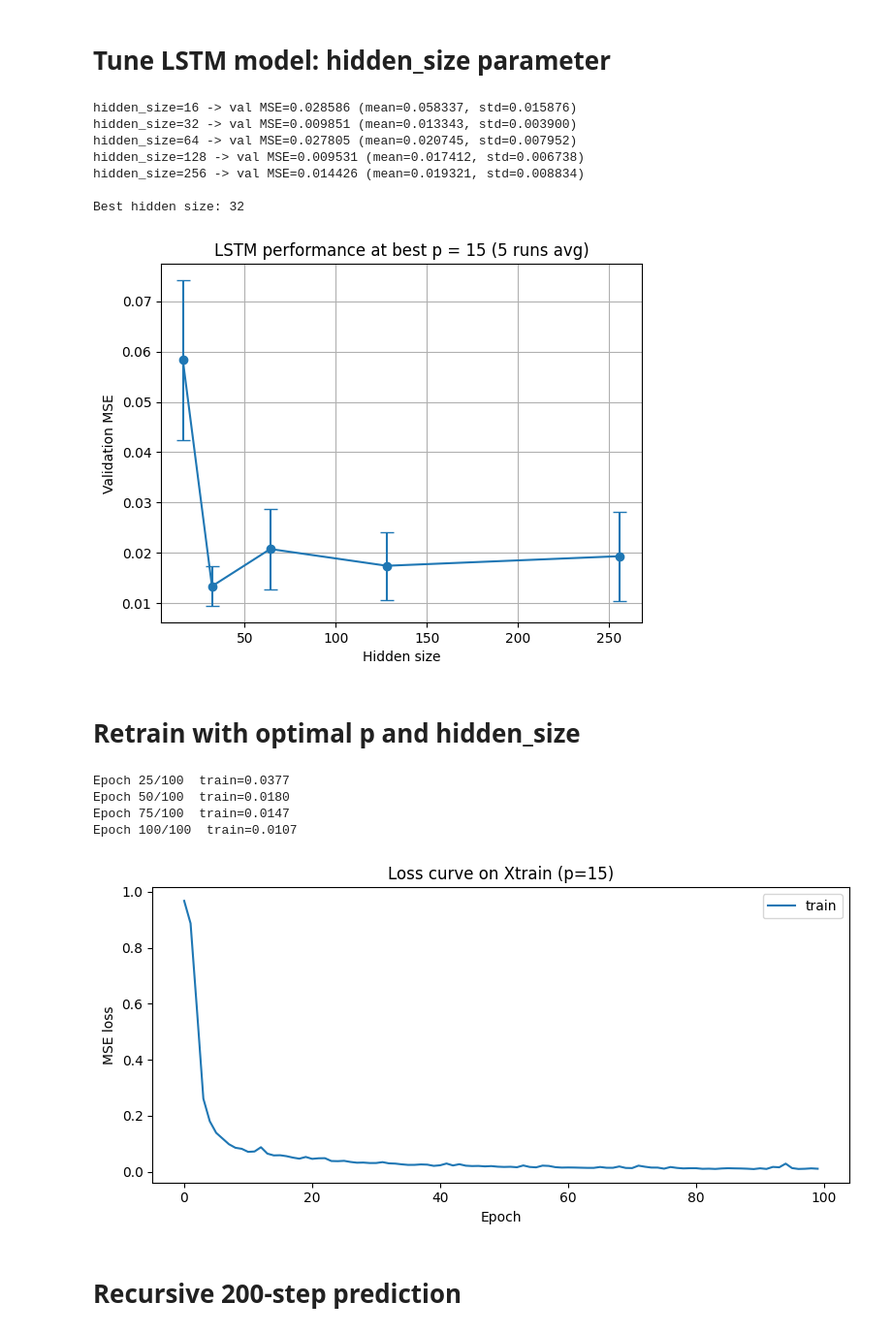
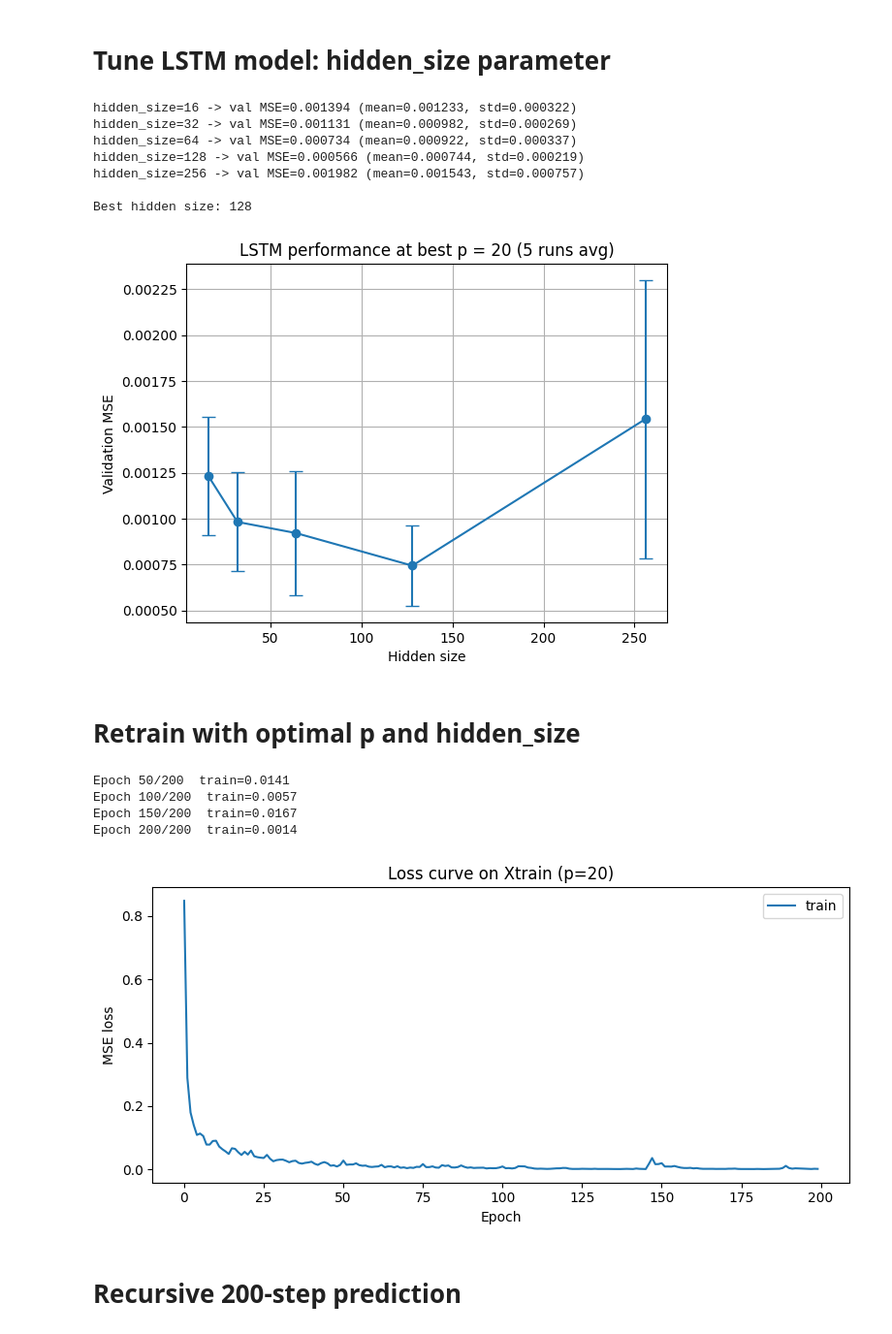
Before and after one commit to mennojak/deep-learning-assignment-1, a Jupyter notebook: assignment1 LSTM.ipynb, the cells around one changed output. Shown at 97% size. Saved outputs shown, nothing was run; the diff lists cells and outputs as text; code cells hidden in the pictures.

Commit message:
Rerun LSTM with correct 200 epochs

```diff
--- a/assignment1 LSTM.ipynb
+++ b/assignment1 LSTM.ipynb
@@ -153,7 +153,7 @@ LSTM(
 optimizer = torch.optim.Adam(model.parameters(), lr=1e-3)
 criterion = nn.MSELoss()
 
-n_epochs = 100
+n_epochs = 200
 train_losses, val_losses = [], []
 
 for epoch in range(n_epochs):
@@ -174,6 +174,6 @@ for epoch in range(n_epochs):
             val_batch_losses.append(criterion(model(X_batch), T_batch).item())
     val_losses.append(np.mean(val_batch_losses))
 
-    if (epoch + 1) % 25 == 0:
+    if (epoch + 1) % 50 == 0:
         print(f"Epoch {epoch+1}/{n_epochs}  train={train_losses[-1]:.4f}  val={val_losses[-1]:.4f}")
 # %% [output]
@@ -259,7 +259,7 @@ for p_cand in p_values:
         opt = torch.optim.Adam(model.parameters(), lr=1e-3)
         loss_fn = nn.MSELoss()
 
-        n_epochs = 100
+        n_epochs = 200
         for _ in range(n_epochs):
             model.train()
             for xb, tb in loader:
@@ -331,7 +331,8 @@ for h in hidden_sizes:
         optimizer = torch.optim.Adam(model.parameters(), lr=1e-3)
         loss_fn = nn.MSELoss()
 
-        for epoch in range(10):
+        n_epochs = 200
+        for _ in range(n_epochs):
             model.train()
             for xb, tb in loader:
                 optimizer.zero_grad()
@@ -355,13 +356,13 @@ for h in hidden_sizes:
 best_h = hidden_sizes[np.argmin(results_mean)]
 print(f"\nBest hidden size: {best_h}")
 # %% [output]
-hidden_size=16 -> val MSE=0.028586 (mean=0.058337, std=0.015876)
-hidden_size=32 -> val MSE=0.009851 (mean=0.013343, std=0.003900)
-hidden_size=64 -> val MSE=0.027805 (mean=0.020745, std=0.007952)
-hidden_size=128 -> val MSE=0.009531 (mean=0.017412, std=0.006738)
-hidden_size=256 -> val MSE=0.014426 (mean=0.019321, std=0.008834)
+hidden_size=16 -> val MSE=0.001394 (mean=0.001233, std=0.000322)
+hidden_size=32 -> val MSE=0.001131 (mean=0.000982, std=0.000269)
+hidden_size=64 -> val MSE=0.000734 (mean=0.000922, std=0.000337)
+hidden_size=128 -> val MSE=0.000566 (mean=0.000744, std=0.000219)
+hidden_size=256 -> val MSE=0.001982 (mean=0.001543, std=0.000757)
 
-Best hidden size: 32
+Best hidden size: 128
 # %%
 plt.errorbar(hidden_sizes, results_mean, yerr=results_std, marker='o', capsize=5)
 plt.xlabel("Hidden size")
@@ -370,7 +371,7 @@ plt.title(f"LSTM performance at best p = {best_p} (5 runs avg)")
 plt.grid(True)
 plt.show()
 # %% [output]
-[figure, old version]
+[figure, new version]
 # %% [markdown]
 # Retrain with optimal p and hidden_size
 # %%
@@ -387,43 +388,43 @@ T_train_final_tensor = torch.tensor(T_train_final, dtype=torch.float32)
 
 train_loader = DataLoader(TensorDataset(X_train_final_tensor, T_train_final_tensor), batch_size=32, shuffle=True)
 
-torch.manual_seed(42)
+torch.manual_seed(12)
 model = LSTM(hidden_size=hidden_size)
 optimizer = torch.optim.Adam(model.parameters(), lr=1e-3)
 loss_fn = nn.MSELoss()
 
-n_epochs = 100
+n_epochs = 200
 train_losses = []
 
 for epoch in range(n_epochs):
     model.train()
     batch_losses = []
     for X_batch, T_batch in train_loader:
         optimizer.zero_grad()
         loss = loss_fn(model(X_batch), T_batch)
         loss.backward()
         optimizer.step()
         batch_losses.append(loss.item())
     train_losses.append(np.mean(batch_losses))
 
-    if (epoch + 1) % 25 == 0:
+    if (epoch + 1) % 50 == 0:
         print(f"Epoch {epoch+1}/{n_epochs}  train={train_losses[-1]:.4f}")
 
 # loss curve
 plt.figure(figsize=(8, 4))
 plt.plot(train_losses, label="train")
 plt.xlabel("Epoch")
 plt.ylabel("MSE loss")
 plt.title(f"Loss curve on Xtrain (p={p})")
 plt.legend()
 plt.tight_layout()
 plt.show()
 # %% [output]
-Epoch 25/100  train=0.0377
-Epoch 50/100  train=0.0180
-Epoch 75/100  train=0.0147
-Epoch 100/100  train=0.0107
+Epoch 50/200  train=0.0141
+Epoch 100/200  train=0.0057
+Epoch 150/200  train=0.0167
+Epoch 200/200  train=0.0014
-[figure, old version]
+[figure, new version]
 # %% [markdown]
 # Recursive 200-step prediction
 # %%
```
Also changed, not shown: parts of 6 cells of this notebook.
